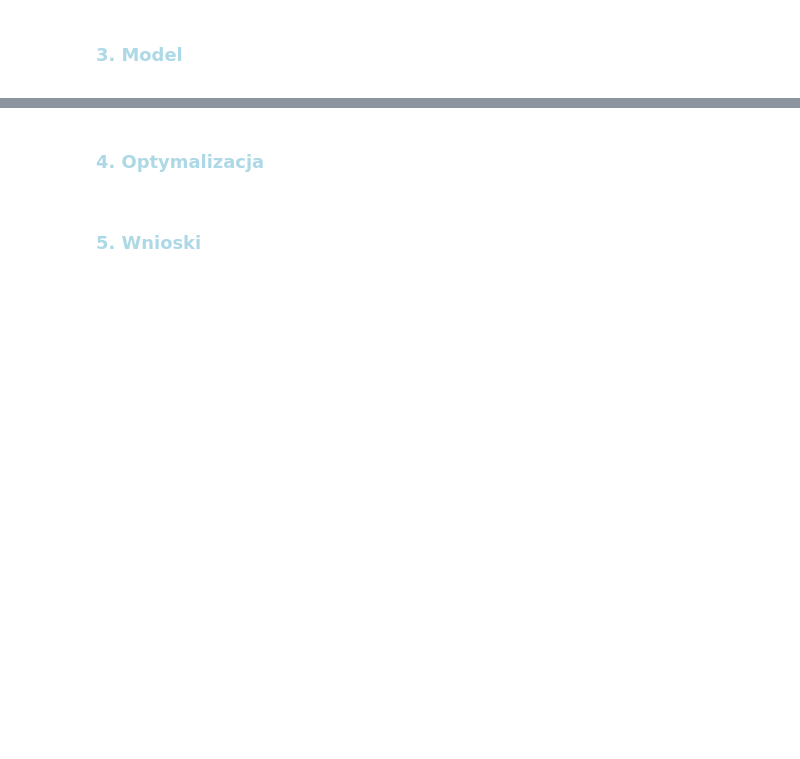
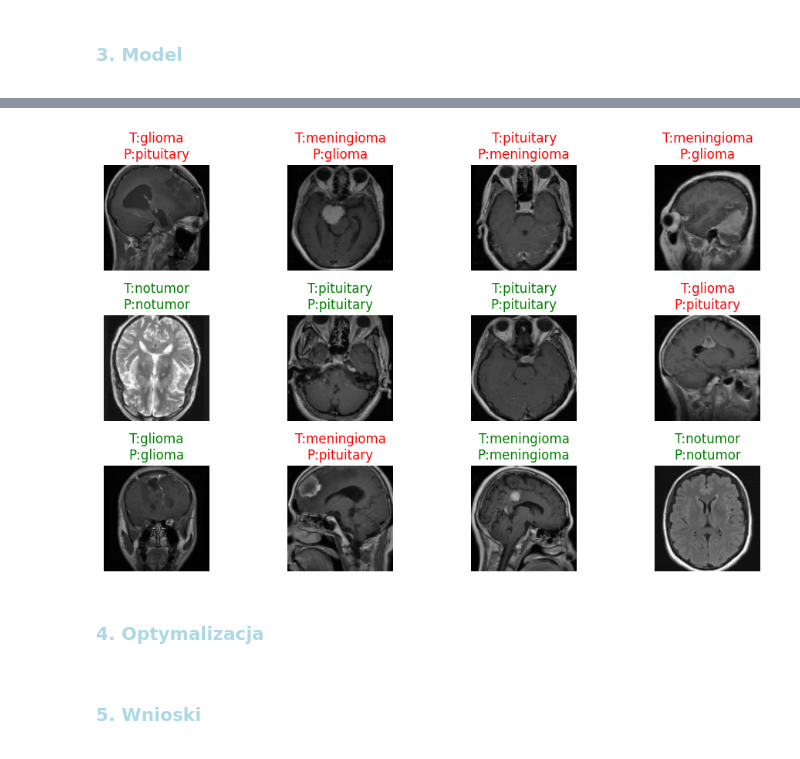
Before and after one commit to MagdaGielazyn/final_project_image_recognition, a Jupyter notebook: MRI.ipynb, the cells around one changed output, grey strips where cells are left out. Saved outputs shown, nothing was run; the diff lists cells and outputs as text; code cells hidden in the pictures; blank space fills up the shorter version.

```diff
--- a/MRI.ipynb
+++ b/MRI.ipynb
@@ -607,3 +625,31 @@ Strata na zbiorze testowym: 0.5672
+# %%
+#prosta wizualizacja
+class_names = ["glioma", "meningioma", "notumor", "pituitary"]
+
+x, y = next(iter(batched_test_ds2))
+pred = np.argmax(model.predict(x, verbose=0), axis=1)
+
+
+if len(y.shape) > 1:
+    y = np.argmax(y.numpy(), axis=1)
+else:
+    y = y.numpy()
+
+plt.figure(figsize=(10,6))
+
+for i in range(12):
+    plt.subplot(3,4,i+1)
+    plt.imshow(x[i])
+    plt.title(
+        f"T:{class_names[y[i]]}\nP:{class_names[pred[i]]}",
+        color="green" if y[i]==pred[i] else "red"
+    )
+    plt.axis("off")
+
+plt.tight_layout()
+plt.show()
+# %% [output]
+[figure, added]
 # %% [markdown]
 <span style="color: lightblue">
 
```
Also changed, not shown: parts of 37 cells of this notebook.
